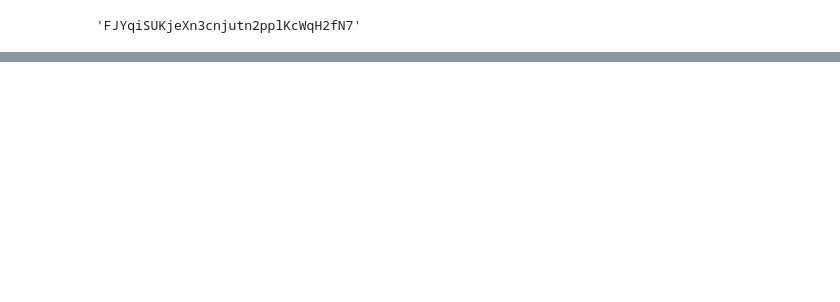
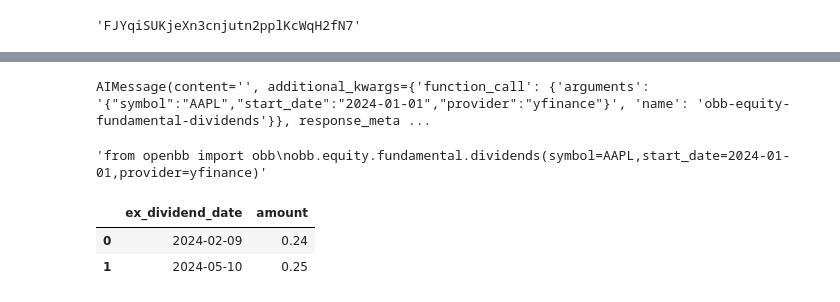
Before and after one commit to Athe-kunal/openbb-agent, a Jupyter notebook: FunctionCalling.ipynb, the cells around one changed output, grey strips where cells are left out. Saved outputs shown, nothing was run; the diff lists cells and outputs as text; code cells hidden in the pictures; blank space fills up the shorter version.

```diff
--- a/FunctionCalling.ipynb
+++ b/FunctionCalling.ipynb
@@ -142,0 +292,4 @@ openbb_core.env.dotenv.get_key(dotenv_path=".env",key_to_get="FMP_API_KEY")
+# %%
+resp
+# %% [output]
+AIMessage(content='', additional_kwargs={'function_call': {'arguments': '{"symbol":"AAPL","start_date":"2024-01-01","provider":"yfinance"}', 'name': 'obb-equity-fundamental-dividends'}}, response_meta ...
@@ -142,0 +300,11 @@ openbb_core.env.dotenv.get_key(dotenv_path=".env",key_to_get="FMP_API_KEY")
+# %%
+final_func
+# %% [output]
+'from openbb import obb\nobb.equity.fundamental.dividends(symbol=AAPL,start_date=2024-01-01,provider=yfinance)'
+# %%
+from openbb import obb
+obb.equity.fundamental.dividends(symbol="AAPL",start_date="2024-01-01",provider="yfinance")
+# %% [output]
+|  | ex_dividend_date | amount |
+| 0 | 2024-02-09 | 0.24 |
+| 1 | 2024-05-10 | 0.25 |
```
Also changed, not shown: parts of 34 cells of this notebook, 1 other file.
